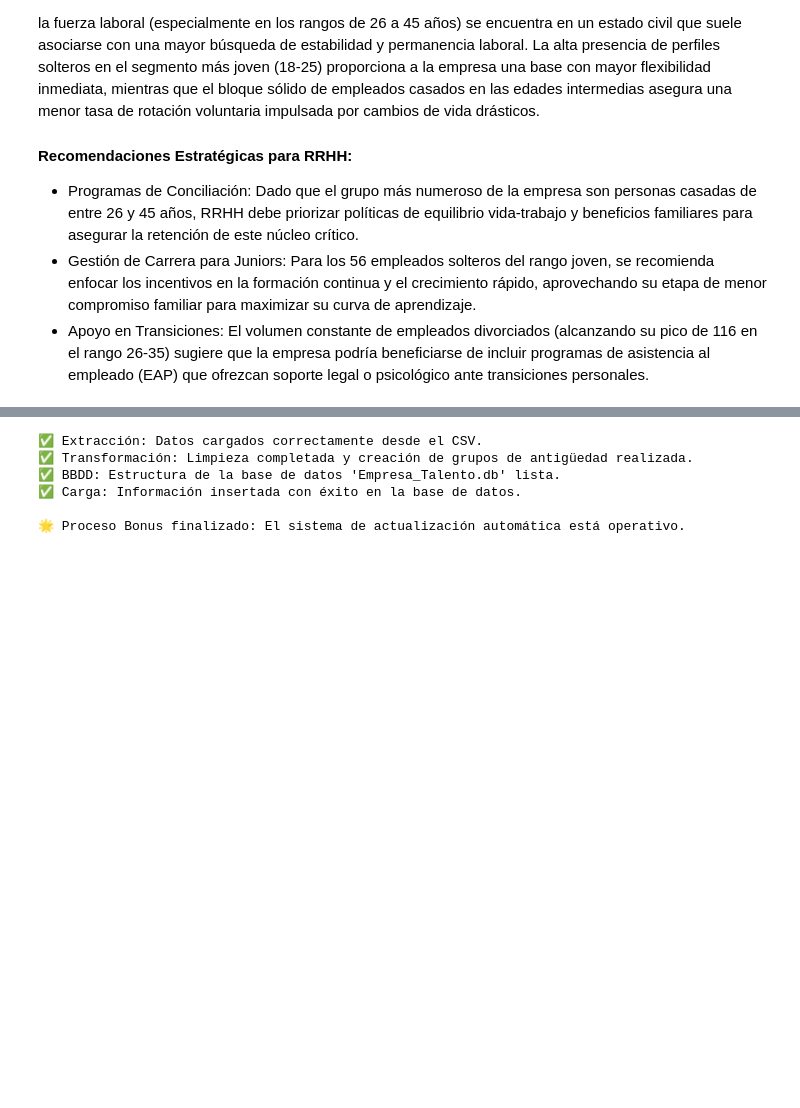
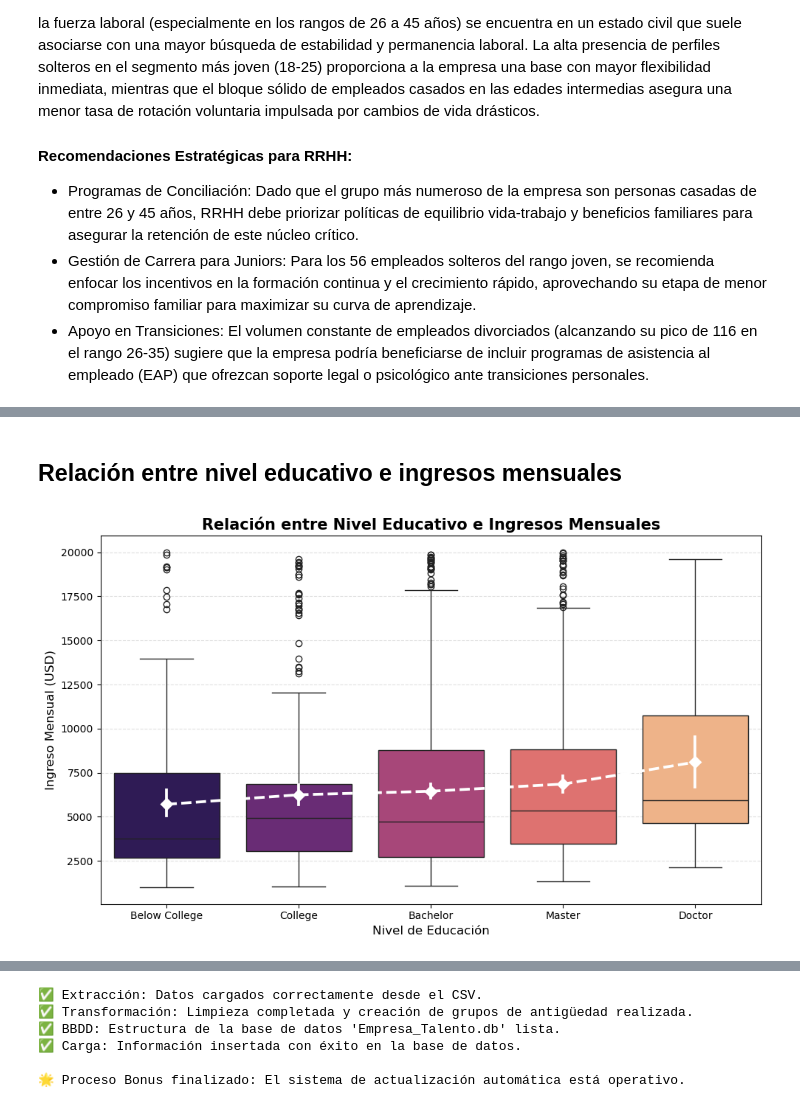
Before and after one commit to PatriciaAnaya/project-da-promo-59-modulo-3-team-3, a Jupyter notebook: optimizacion-de-talento.ipynb, the cells around one changed output, grey strips where cells are left out. Cells and saved outputs as stored; diff of their text form; code cells hidden in the pictures; blank space fills up the shorter version.

```diff
--- a/optimizacion-de-talento.ipynb
+++ b/optimizacion-de-talento.ipynb
@@ -1665,0 +1713,25 @@ La estructura demográfica de la empresa sigue un patrón de ciclo de vida conve
+# %% [markdown]
+## Relación entre nivel educativo e ingresos mensuales
+# %%
+# 1. Definimos el orden lógico de los niveles educativos
+orden_edu = ['Below College', 'College', 'Bachelor', 'Master', 'Doctor']
+
+# 2. Creamos el gráfico de caja (Boxplot)
+plt.figure(figsize=(10, 6))
+sns.boxplot(data=df_final, x='education', y='monthly_income',
+            order=orden_edu, palette='magma')
+
+# 3. Añadimos una línea con la media para ver la tendencia clara
+sns.pointplot(data=df_final, x='education', y='monthly_income',
+              order=orden_edu, color='white', markers='D', linestyles='--')
+
+# Configuración estética
+plt.title('Relación entre Nivel Educativo e Ingresos Mensuales', fontsize=15, fontweight='bold')
+plt.xlabel('Nivel de Educación', fontsize=12)
+plt.ylabel('Ingreso Mensual (USD)', fontsize=12)
+plt.grid(axis='y', linestyle='--', alpha=0.4)
+plt.tight_layout()
+
+plt.show()
+# %% [output]
+[figure, added]
```
Also changed, not shown: parts of 28 cells of this notebook, 1 other file.
